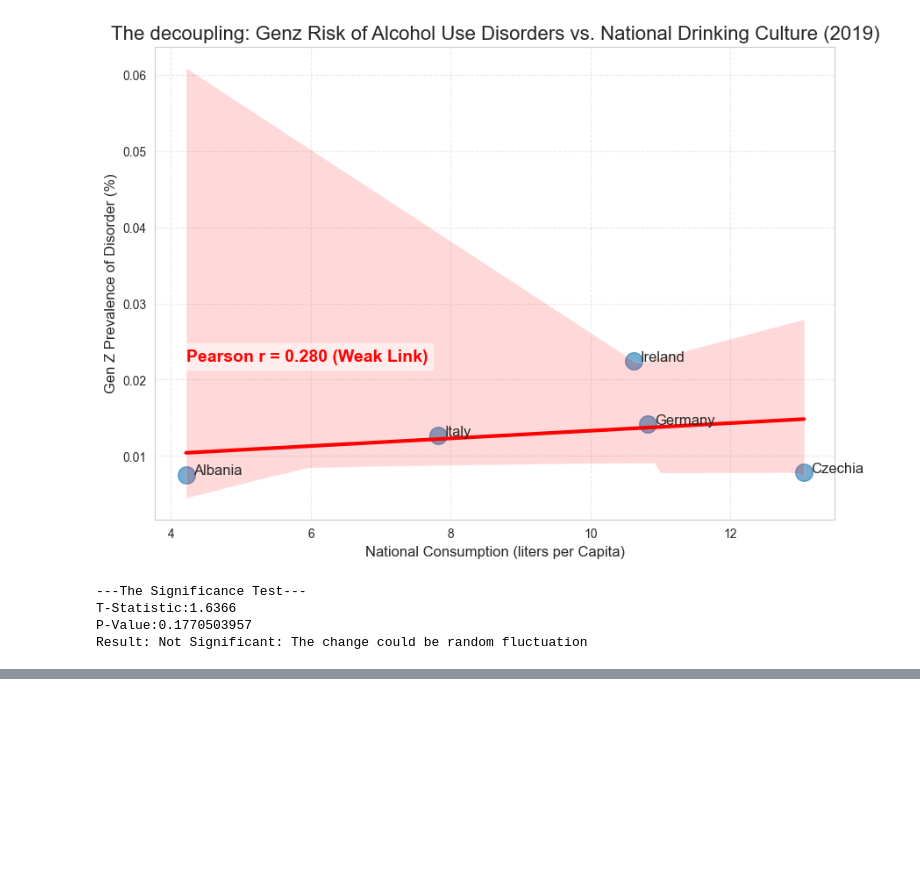
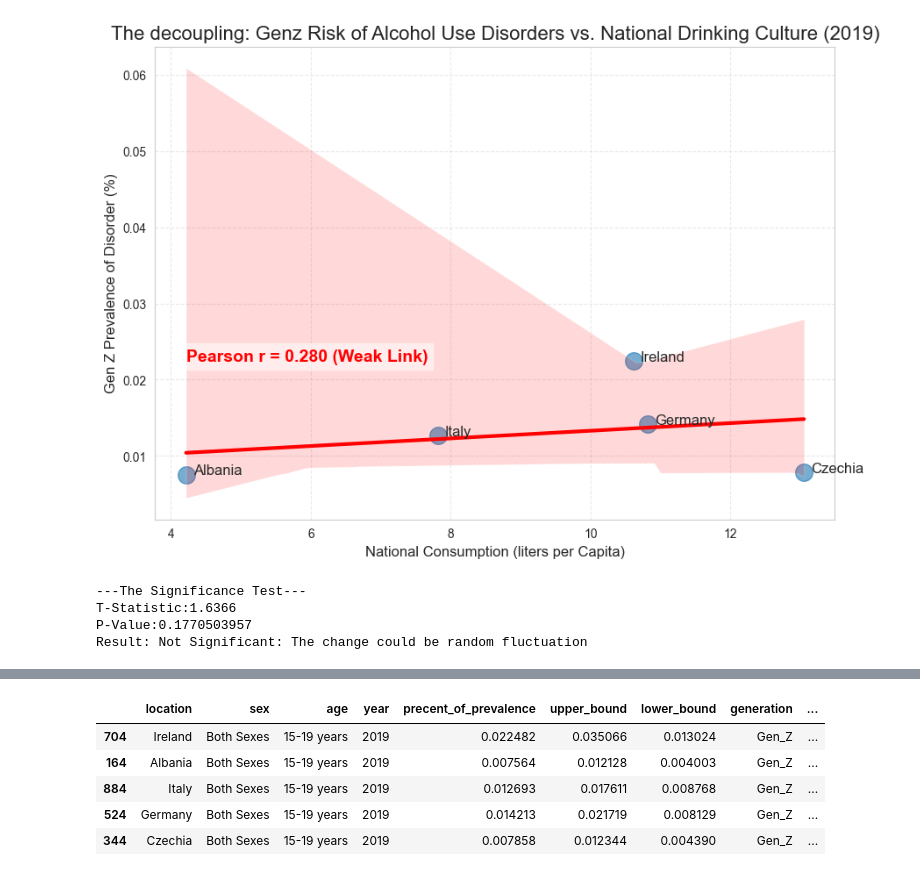
Before and after one commit to justdayane/da-capstone-project-dayane-ernesto, a Jupyter notebook: Ernestos_finds/Exploration_part_2.ipynb, the cells around one changed output, grey strips where cells are left out. Saved outputs shown, nothing was run; the diff lists cells and outputs as text; code cells hidden in the pictures; blank space fills up the shorter version.

```diff
--- a/Ernestos_finds/Exploration_part_2.ipynb
+++ b/Ernestos_finds/Exploration_part_2.ipynb
@@ -586,0 +598,9 @@ Result: Not Significant: The change could be random fluctuation
+# %%
+genz_stats.sort_values('resiliance_score')
+# %% [output]
+|  | location | sex | age | year | precent_of_prevalence | upper_bound | lower_bound | generation | ... |
+| 704 | Ireland | Both Sexes | 15-19 years | 2019 | 0.022482 | 0.035066 | 0.013024 | Gen_Z | ... |
+| 164 | Albania | Both Sexes | 15-19 years | 2019 | 0.007564 | 0.012128 | 0.004003 | Gen_Z | ... |
+| 884 | Italy | Both Sexes | 15-19 years | 2019 | 0.012693 | 0.017611 | 0.008768 | Gen_Z | ... |
+| 524 | Germany | Both Sexes | 15-19 years | 2019 | 0.014213 | 0.021719 | 0.008129 | Gen_Z | ... |
+| 344 | Czechia | Both Sexes | 15-19 years | 2019 | 0.007858 | 0.012344 | 0.004390 | Gen_Z | ... |
```
Also changed, not shown: parts of 4 cells of this notebook, 2 other files.
